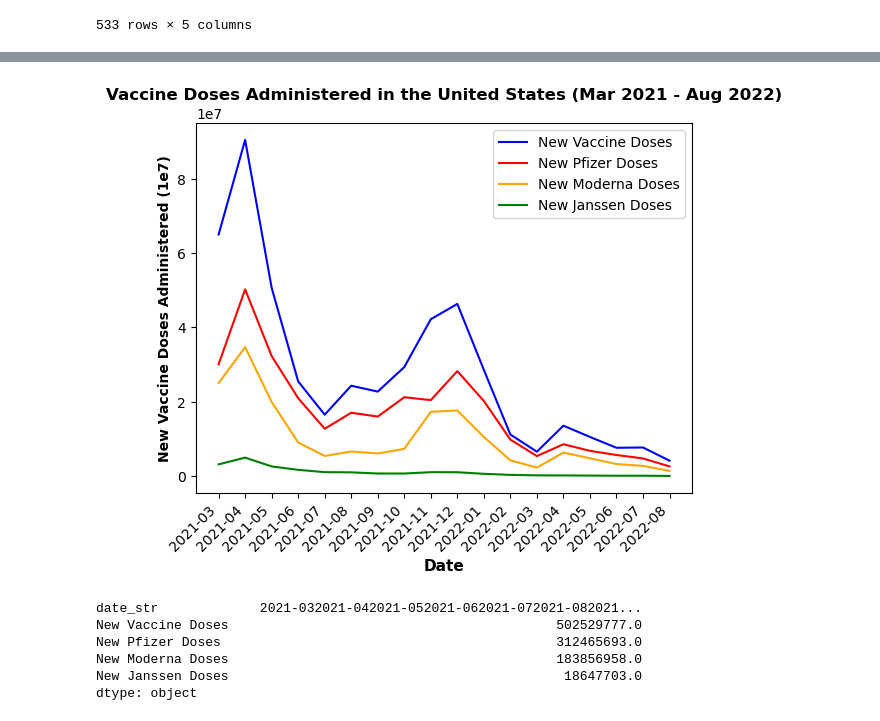
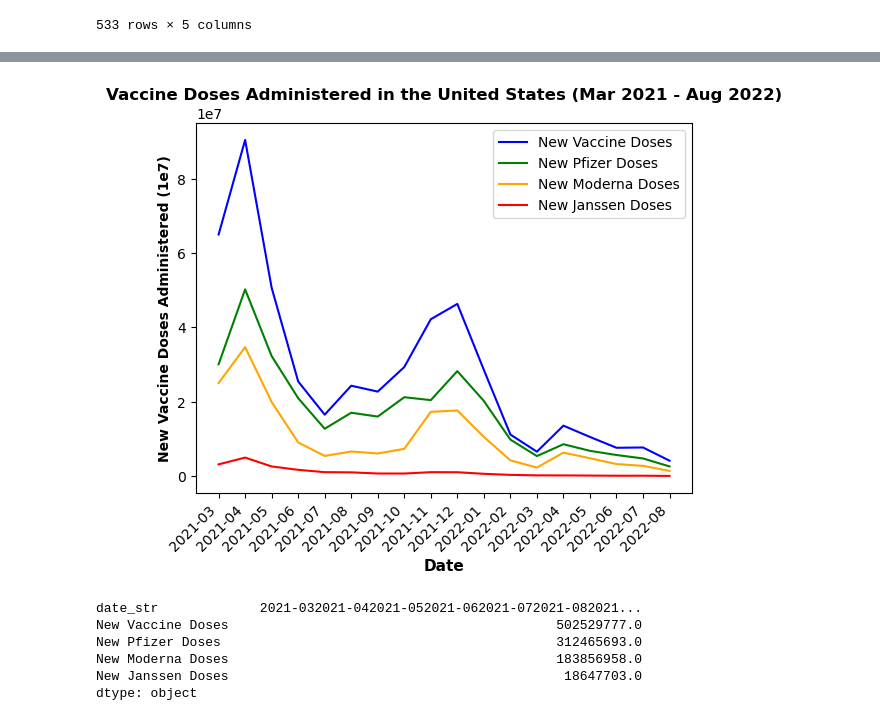
Before and after one commit to tinalina1003/Project1-Group4, a Jupyter notebook: Camille/Time Series Analysis for Time vs Vaccination Rates.ipynb, the cells around one changed output, grey strips where cells are left out. Saved outputs shown, nothing was run; the diff lists cells and outputs as text; code cells hidden in the pictures.

```diff
--- a/Camille/Time Series Analysis for Time vs Vaccination Rates.ipynb
+++ b/Camille/Time Series Analysis for Time vs Vaccination Rates.ipynb
@@ -168,31 +165,32 @@ vaccination_timeseries
 # %%
 # PLOTTING THE TIME SERIES
 vaccination_line = plt.plot(vaccination_timeseries['date_str'], vaccination_timeseries['new_vaccine_doses_administered'], color="blue")
-vaccination_line = plt.plot(vaccination_timeseries['date_str'], vaccination_timeseries['new_vaccine_doses_administered_pfizer'], color="red")
+vaccination_line = plt.plot(vaccination_timeseries['date_str'], vaccination_timeseries['new_vaccine_doses_administered_pfizer'], color="green")
 vaccination_line = plt.plot(vaccination_timeseries['date_str'], vaccination_timeseries['new_vaccine_doses_administered_moderna'], color="orange")
-vaccination_line = plt.plot(vaccination_timeseries['date_str'], vaccination_timeseries['new_vaccine_doses_administered_janssen'], color="green")
+vaccination_line = plt.plot(vaccination_timeseries['date_str'], vaccination_timeseries['new_vaccine_doses_administered_janssen'], color="red")
 
 #title
 plt.title('Vaccine Doses Administered in the United States (Mar 2021 - Aug 2022)')
 plt.title('Vaccine Doses Administered in the United States (Mar 2021 - Aug 2022)', fontweight='bold')
 
 # x axis label
 plt.xlabel('Date')
 plt.xlabel('Date', fontweight='bold')
 plt.xlabel('Date', fontsize=11)
 plt.xticks(vaccination_timeseries['date_str'], rotation=45, ha='right')
 
 # y axis label
 plt.ylabel('New Vaccine Doses Administered (1e7)')
 plt.ylabel('New Vaccine Doses Administered (1e7)', fontweight='bold')
 
 
 # legend
 plt.legend(["New Vaccine Doses", "New Pfizer Doses", "New Moderna Doses", "New Janssen Doses"])
 
+plt.savefig('Vaccines Administered by Type')
 plt.show()
 # %% [output]
-[figure, old version]
+[figure, new version]
 # %%
 # rename columns
 vaccination_timeseries = vaccination_timeseries.rename(columns={'new_vaccine_doses_administered': 'New Vaccine Doses'})
```
Also changed, not shown: parts of 6 cells of this notebook, 6 other files.
